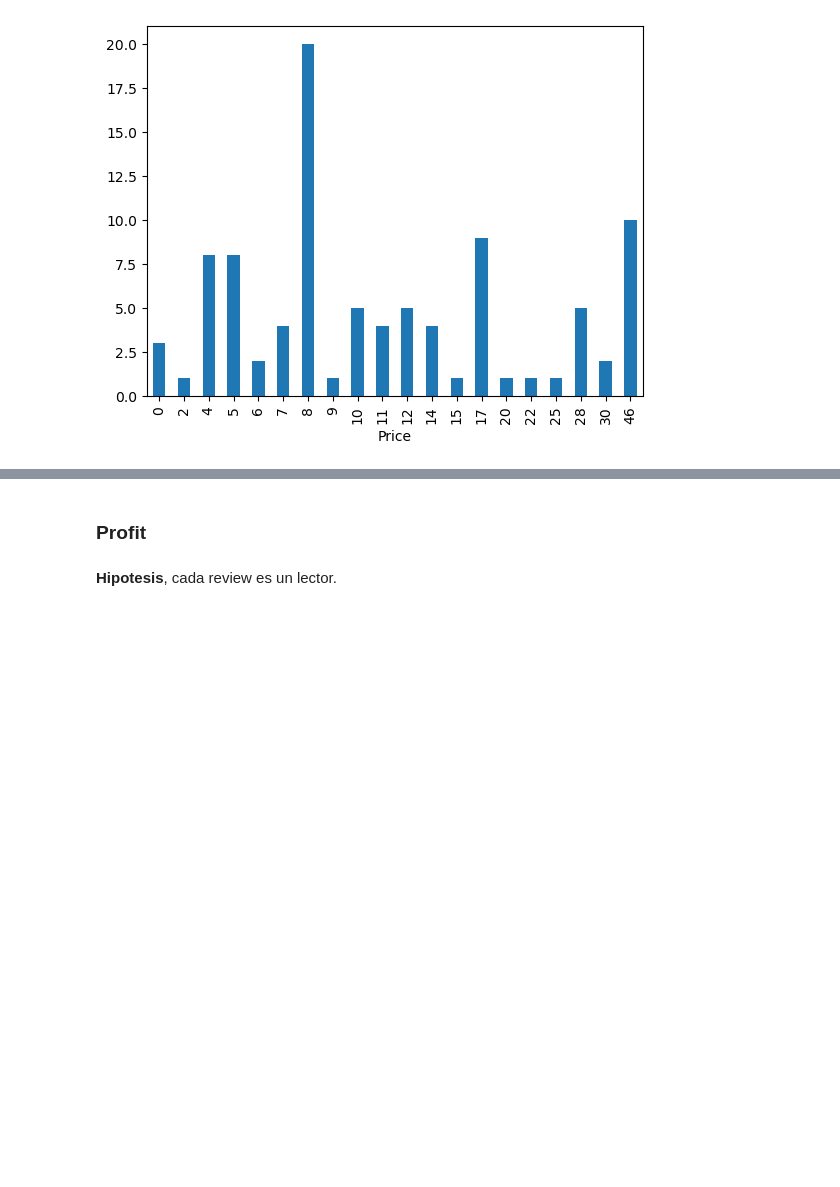
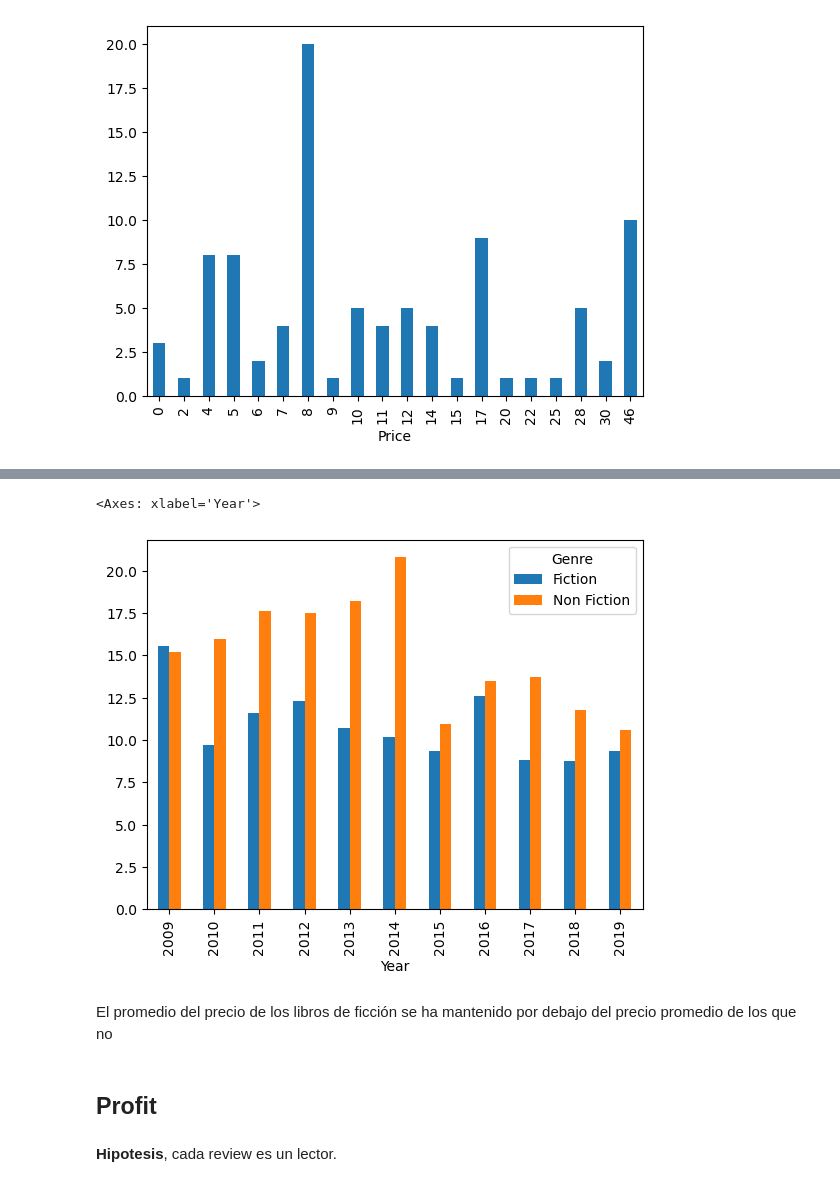
Before and after one commit to laverde-c/Best-Sellers, a Jupyter notebook: Best_sellers.ipynb, the cells around one changed output, grey strips where cells are left out. Drawn from its saved outputs; the diff is of its cells as text; code cells hidden in the pictures; blank space fills up the shorter version.

```diff
--- a/Best_sellers.ipynb
+++ b/Best_sellers.ipynb
@@ -191 +243,4 @@ Sin embargo, es claro que de manera general hay preferencia por los libros de me
 </p>
+# %%
+gnere_price_year = df.pivot_table(index='Year',columns='Genre', values='Price',aggfunc='mean')
+gnere_price_year
@@ -192,5 +261,12 @@ Sin embargo, es claro que de manera general hay preferencia por los libros de me
+# %%
+gnere_price_year.plot(kind='bar')
+# %% [output]
+<Axes: xlabel='Year'>
+[figure, added]
+# %% [markdown]
+El promedio del precio de los libros de ficción se ha mantenido por debajo del precio promedio de los que no
 # %% [markdown]
-<h3> Profit </h3>
+<h2> Profit </h2>
 # %% [markdown]
 **Hipotesis**, cada review es un lector.
 # %% [markdown]
```
Also changed, not shown: parts of 9 cells of this notebook, 1 other file.
